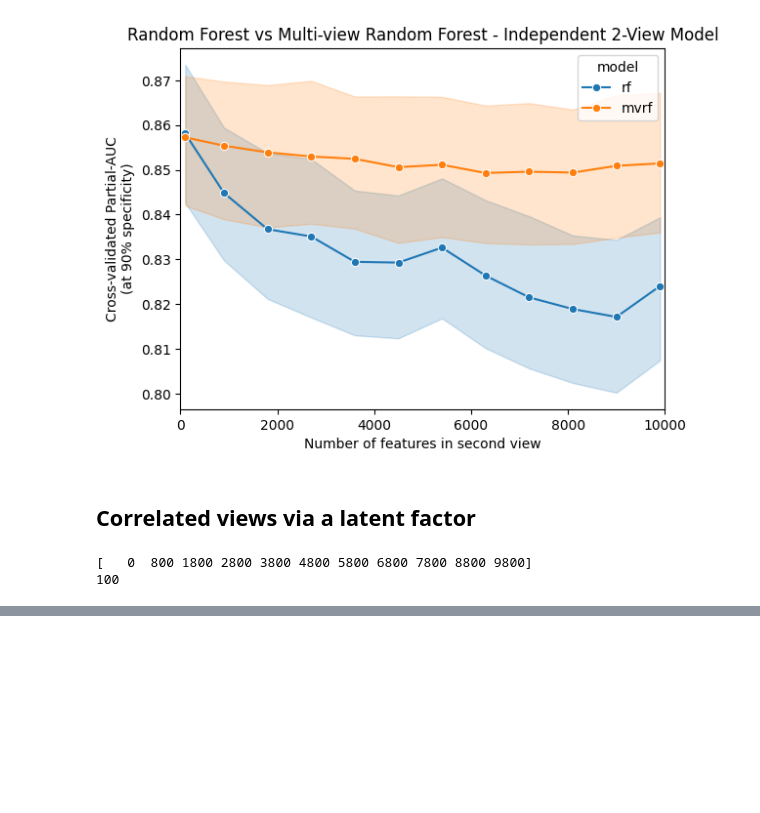
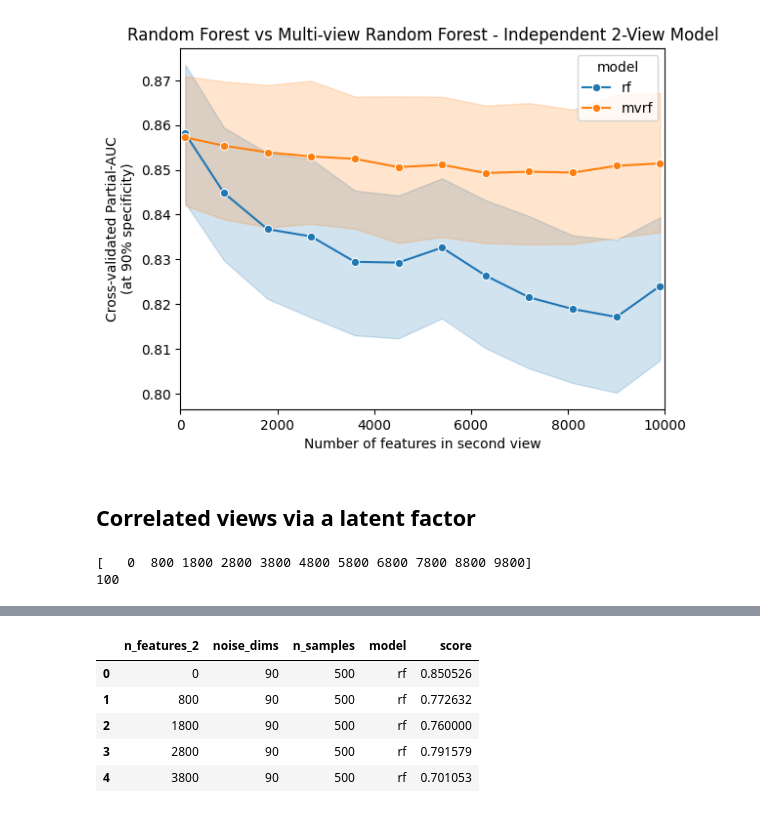
Before and after one commit to neurodata/treeple, a Jupyter notebook: benchmarks_nonasv/bench_multiview_hyppo.ipynb, the cells around one changed output, grey strips where cells are left out. Saved outputs shown, nothing was run; the diff lists cells and outputs as text; code cells hidden in the pictures; blank space fills up the shorter version.

```diff
--- a/benchmarks_nonasv/bench_multiview_hyppo.ipynb
+++ b/benchmarks_nonasv/bench_multiview_hyppo.ipynb
@@ -993,0 +1187,9 @@ df.to_csv("./cv_partial_auc_mv_vs_rf_correlated_latentfactor_model.csv")
+# %%
+display(df.head())
+# %% [output]
+|  | n_features_2 | noise_dims | n_samples | model | score |
+| 0 | 0 | 90 | 500 | rf | 0.850526 |
+| 1 | 800 | 90 | 500 | rf | 0.772632 |
+| 2 | 1800 | 90 | 500 | rf | 0.760000 |
+| 3 | 2800 | 90 | 500 | rf | 0.791579 |
+| 4 | 3800 | 90 | 500 | rf | 0.701053 |
```
Also changed, not shown: parts of 15 cells of this notebook, 1 other file.
